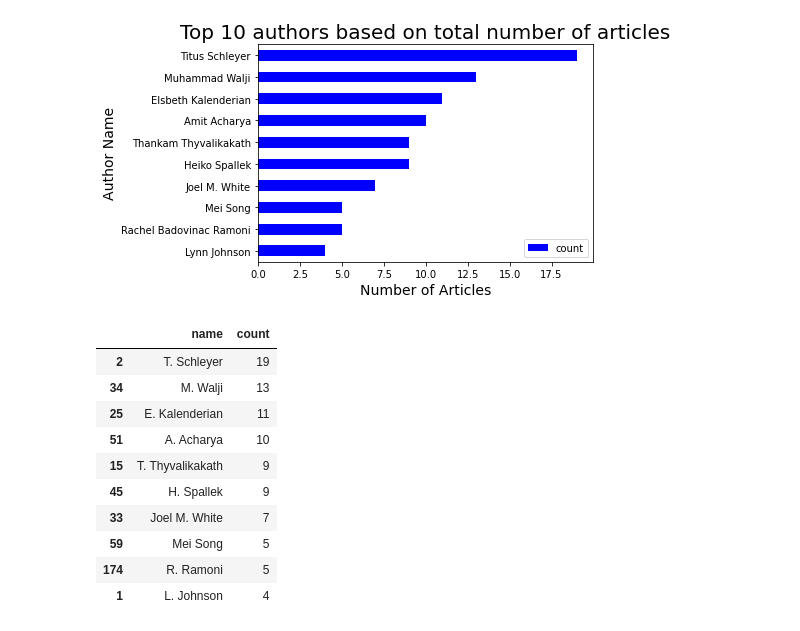
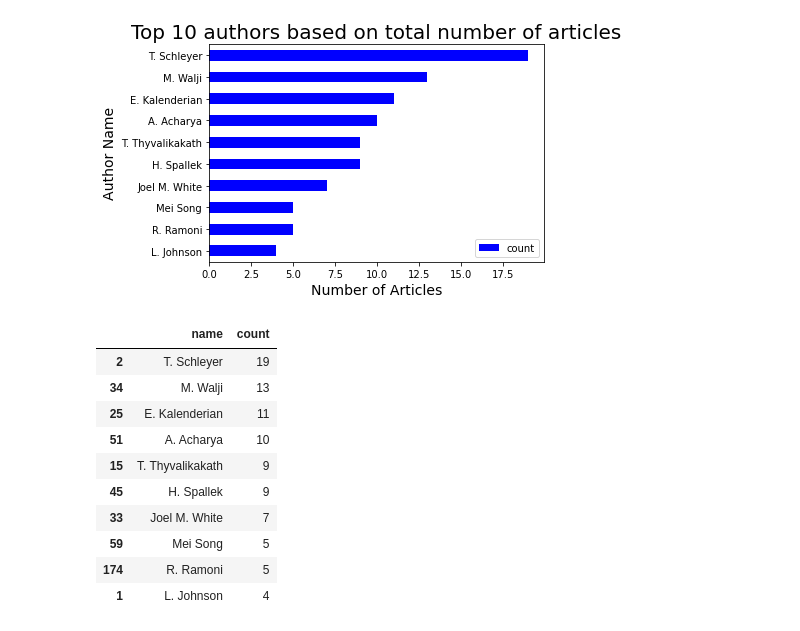
Before and after one commit to DentalInformatics/DentalInformatics, a Jupyter notebook: Authors_Collaboration.ipynb, the cells around one changed output. Cells and saved outputs as stored; diff of their text form; code cells hidden in the pictures.

```diff
--- a/Authors_Collaboration.ipynb
+++ b/Authors_Collaboration.ipynb
@@ -24,18 +35,16 @@ plotgraph.to_csv("TopAuthors_csvfile.csv")
 # %%
 #Plotting a graph for top 10 authors with the maximum number of articles published.
-plotgraph=pd.read_csv("TopAuthors_csvfile_m.csv")
 plotgraph.set_index("name",drop=True,inplace=True)
 ax=plotgraph.plot.barh(color = 'Blue')
 ax.invert_yaxis()
 plt.title("Top 10 authors based on total number of articles",fontsize=20)
 plt.xlabel("Number of Articles",fontsize=14)
 plt.ylabel("Author Name",fontsize=14)
-plt.savefig('Top_Authors.png',bbox_inches='tight',dpi=400)
 plt.show()
 plotgraph = df.nlargest(10, ['count'])[["name","count"]]
 plotgraph
 # %% [output]
-[figure, old version]
+[figure, new version]
 |  | name | count |
 | 2 | T. Schleyer | 19 |
 | 34 | M. Walji | 13 |
```
Also changed, not shown: parts of 2 cells of this notebook.
